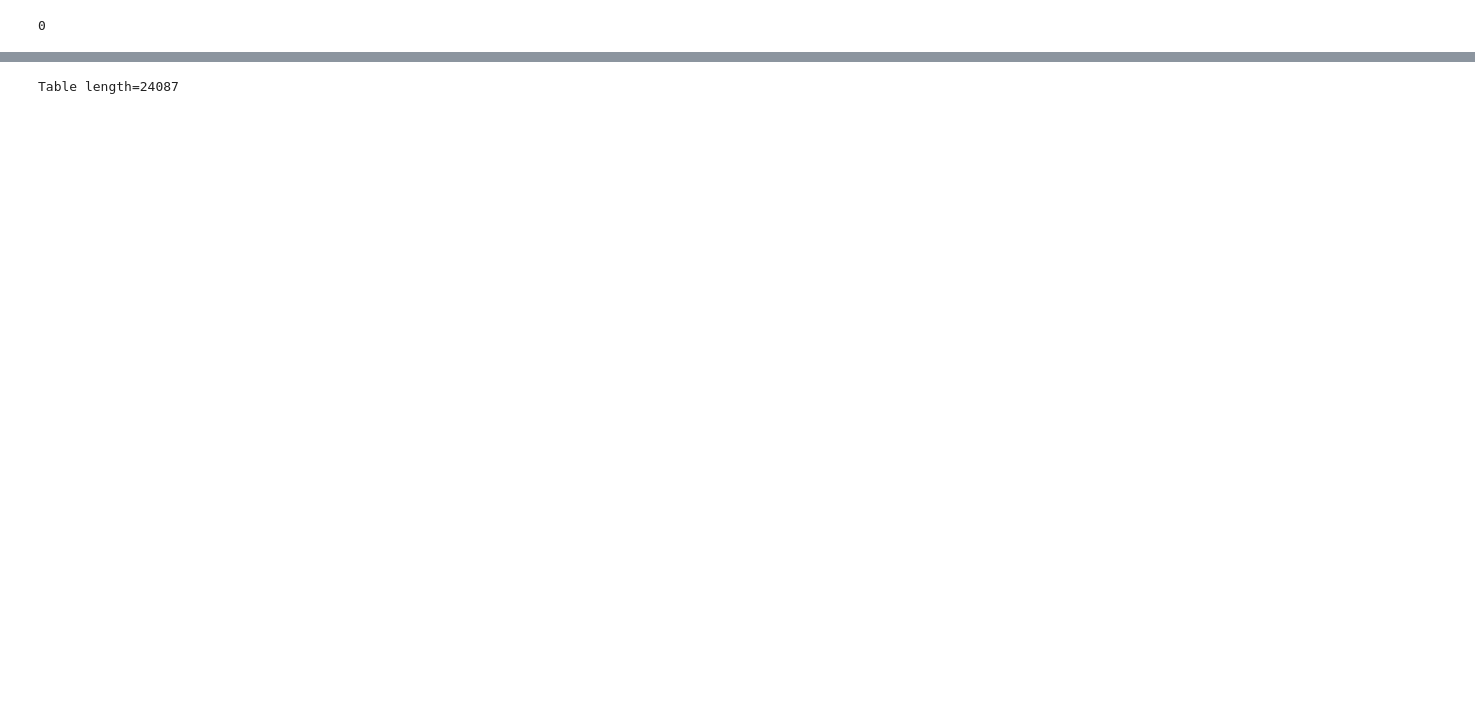
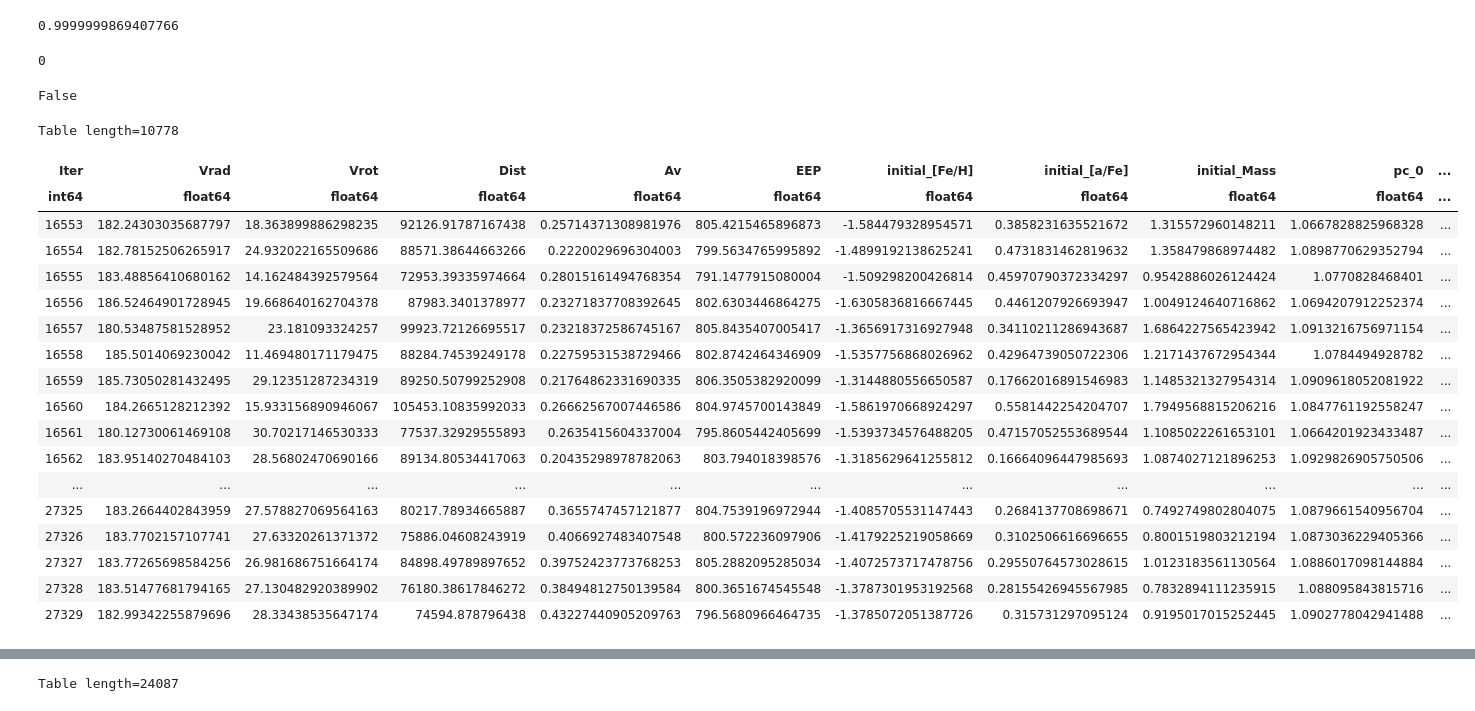
Before and after one commit to vedantchandra/merlin, a Jupyter notebook: pipeline/nb/04_preview_chains.ipynb, the cells around one changed output, grey strips where cells are left out. Cells and saved outputs as stored; diff of their text form; code cells hidden in the pictures; blank space fills up the shorter version.

```diff
--- a/pipeline/nb/04_preview_chains.ipynb
+++ b/pipeline/nb/04_preview_chains.ipynb
@@ -11,13 +11,13 @@ plt.style.use('~/vedant.mplstyle')
 from astropy.table import Table
 # %%
 cat = 'mage'
-ver = 'V0.01'
+ver = 'V0.03'
 # %%
 samplef = '/n/holyscratch01/conroy_lab/vchandra/mage/samples/%s/%s/' % (cat, ver)
 # %%
 files = np.sort(glob.glob(samplef + '*'))
 # %%
-acat_id = 65
+acat_id = 235
 # %%
 acat = Table.read('/n/holyscratch01/conroy_lab/vchandra/mage/catalogs/%s_acat.fits' % cat)
 # %%
@@ -35,6 +37,10 @@ samp = Table.read(file,format='ascii')
 # %%
 samp['Pr'] = np.exp(samp['log(wt)']-samp['log(z)'][-1])
 samp = samp[samp['Pr'] > 1E-10]
+# %%
+np.sum(samp['Pr'])
+# %% [output]
+0.9999999869407766
 # %%
 np.sum(~np.isfinite(samp['Pr']))
 # %% [output]
@@ -41,0 +50,26 @@ np.sum(~np.isfinite(samp['Pr']))
+# %%
+np.isnan(sampval).any(axis = 1)
+# %% [output]
+False
+# %%
+samp
+# %% [output]
+Table length=10778
+| Iter | Vrad | Vrot | Dist | Av | EEP | initial_[Fe/H] | initial_[a/Fe] | initial_Mass | pc_0 | ... |
+| int64 | float64 | float64 | float64 | float64 | float64 | float64 | float64 | float64 | float64 | ... |
+| 16553 | 182.24303035687797 | 18.363899886298235 | 92126.91787167438 | 0.25714371308981976 | 805.4215465896873 | -1.584479328954571 | 0.3858231635521672 | 1.315572960148211 | 1.0667828825968328 | ... |
+| 16554 | 182.78152506265917 | 24.932022165509686 | 88571.38644663266 | 0.2220029696304003 | 799.5634765995892 | -1.4899192138625241 | 0.4731831462819632 | 1.358479868974482 | 1.0898770629352794 | ... |
+| 16555 | 183.48856410680162 | 14.162484392579564 | 72953.39335974664 | 0.28015161494768354 | 791.1477915080004 | -1.509298200426814 | 0.45970790372334297 | 0.9542886026124424 | 1.0770828468401 | ... |
+| 16556 | 186.52464901728945 | 19.668640162704378 | 87983.3401378977 | 0.23271837708392645 | 802.6303446864275 | -1.6305836816667445 | 0.4461207926693947 | 1.0049124640716862 | 1.0694207912252374 | ... |
+| 16557 | 180.53487581528952 | 23.181093324257 | 99923.72126695517 | 0.23218372586745167 | 805.8435407005417 | -1.3656917316927948 | 0.34110211286943687 | 1.6864227565423942 | 1.0913216756971154 | ... |
+| 16558 | 185.5014069230042 | 11.469480171179475 | 88284.74539249178 | 0.22759531538729466 | 802.8742464346909 | -1.5357756868026962 | 0.42964739050722306 | 1.2171437672954344 | 1.0784494928782 | ... |
+| 16559 | 185.73050281432495 | 29.12351287234319 | 89250.50799252908 | 0.21764862331690335 | 806.3505382920099 | -1.3144880556650587 | 0.17662016891546983 | 1.1485321327954314 | 1.0909618052081922 | ... |
+| 16560 | 184.2665128212392 | 15.933156890946067 | 105453.10835992033 | 0.26662567007446586 | 804.9745700143849 | -1.5861970668924297 | 0.5581442254204707 | 1.7949568815206216 | 1.0847761192558247 | ... |
+| 16561 | 180.12730061469108 | 30.70217146530333 | 77537.32929555893 | 0.2635415604337004 | 795.8605442405699 | -1.5393734576488205 | 0.47157052553689544 | 1.1085022261653101 | 1.0664201923433487 | ... |
+| 16562 | 183.95140270484103 | 28.56802470690166 | 89134.80534417063 | 0.20435298978782063 | 803.794018398576 | -1.3185629641255812 | 0.16664096447985693 | 1.0874027121896253 | 1.0929826905750506 | ... |
+| ... | ... | ... | ... | ... | ... | ... | ... | ... | ... | ... |
+| 27325 | 183.2664402843959 | 27.578827069564163 | 80217.78934665887 | 0.3655747457121877 | 804.7539196972944 | -1.4085705531147443 | 0.2684137708698671 | 0.7492749802804075 | 1.0879661540956704 | ... |
+| 27326 | 183.7702157107741 | 27.63320261371372 | 75886.04608243919 | 0.4066927483407548 | 800.572236097906 | -1.4179225219058669 | 0.3102506616696655 | 0.8001519803212194 | 1.0873036229405366 | ... |
+| 27327 | 183.77265698584256 | 26.981686751664174 | 84898.49789897652 | 0.39752423773768253 | 805.2882095285034 | -1.4072573717478756 | 0.29550764573028615 | 1.0123183561130564 | 1.0886017098144884 | ... |
+| 27328 | 183.51477681794165 | 27.130482920389902 | 76180.38617846272 | 0.38494812750139584 | 800.3651674545548 | -1.3787301953192568 | 0.28155426945567985 | 0.7832894111235915 | 1.088095843815716 | ... |
+| 27329 | 182.99342255879696 | 28.33438535647174 | 74594.878796438 | 0.43227440905209763 | 796.5680966464735 | -1.3785072051387726 | 0.315731297095124 | 0.9195017015252445 | 1.0902778042941488 | ... |
```
Also changed, not shown: parts of 4 cells of this notebook, 13 other files.
